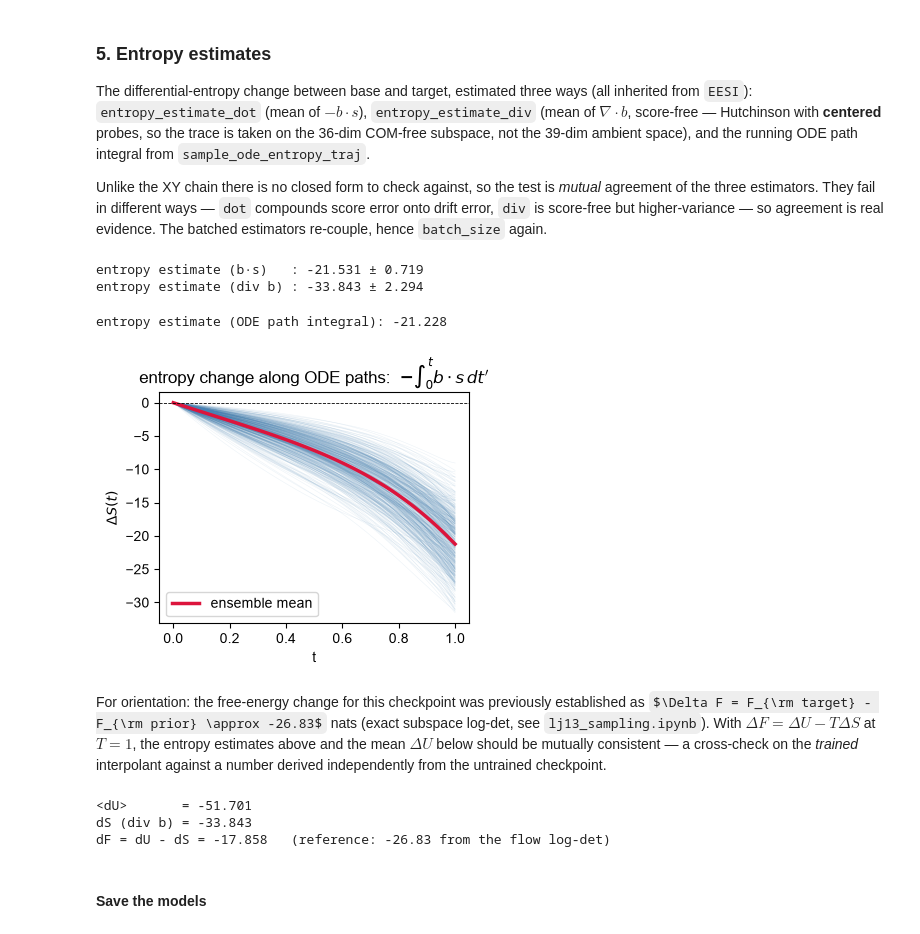
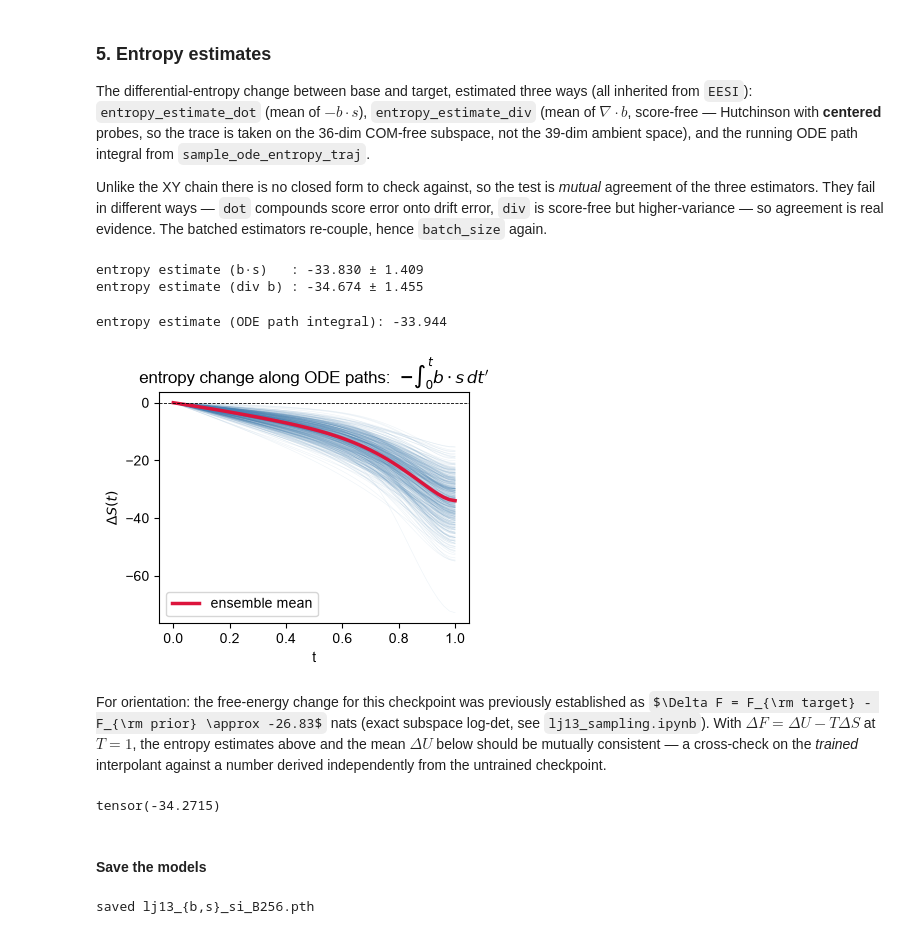
Before and after one commit to Rauscher-Group/eesi, a Jupyter notebook: experiments/LJ13_eqOT.ipynb, the cells around one changed output. Drawn from its saved outputs; the diff is of its cells as text; code cells hidden in the pictures; some formulas as TeX source.

```diff
--- a/experiments/LJ13_eqOT.ipynb
+++ b/experiments/LJ13_eqOT.ipynb
@@ -153,8 +149,8 @@ there. `net_s` starts from scratch.
 # %%
 model = make_si_model(
     n_particles=13, n_dims=3,
-    path="linear", gamma="sqrt", gamma_scale=0.25,
-    score_div_method="exact",
+    path="linear", gamma="sin2", gamma_scale=0.1,
+    score_div_method="exact",learn_score=False
 ).to(device=device, dtype=torch.float64)
 
 print("net_b params:", sum(p.numel() for p in model.net_b.parameters()))
@@ -162,8 +158,11 @@ print("net_s params:", sum(p.numel() for p in model.net_s.parameters()))
 
 # Warm-start the drift from the released OSF equivariant-OT flow-matching checkpoint.
 ckpt = LJ13Dynamics.from_checkpoint().to(device=device, dtype=torch.float64)
-model.net_b.load_state_dict(ckpt.state_dict())
-print("loaded checkpoint into net_b")
+
+# warm-start the
+#model.net_b.load_state_dict(fm_only)
+model.net_b.load_state_dict(torch.load("lj13_b_si_B256.pth"))
+model.net_s.load_state_dict(torch.load("lj13_s_si_B256.pth"))
 # %% [output]
 net_b params: 22468
 net_s params: 22468
@@ -198,9 +197,19 @@ flip either off for the ablation arms.
 # %%
 model, hist = train_si(
     x1_all, model=model,
-    steps=2_000, batch=batch_size, lr=1e-4,
+    steps=5_000, batch=batch_size, lr=1e-3,
     align=True, batch_ot=True,     # full equivariant-OT coupling
-    device=str(device), seed=0, log_every=50,
+    device=str(device), log_every=100,
 )
+
+
+model, hist2 = train_si(
+    x1_all, model=model,
+    steps=5_000, batch=batch_size, lr=1e-4,
+    align=True, batch_ot=True,     # full equivariant-OT coupling
+    device=str(device), log_every=100,
+)
+
+hist += hist2
 hist_b, hist_s = map(np.asarray, zip(*hist))
 # %% [output]
@@ -295,9 +305,9 @@ agreement of the three estimators. They fail in different ways — `dot` compoun
 onto drift error, `div` is score-free but higher-variance — so agreement is real evidence.
 The batched estimators re-couple, hence `batch_size` again.
 # %%
-model.score_div_method = "exact"
-torch.manual_seed(2)
-n_batches = 50
+
+torch.seed()
+n_batches = 100
 means_dot, means_div = [], []
 for _ in range(n_batches):
     idx = torch.randint(0, n_data, (batch_size,), device=device)
@@ -305,53 +315,51 @@ for _ in range(n_batches):
     x0 = sample_prior(batch_size, device=device)
     x0, x1 = equivariant_ot_couple(x0, x1)
     means_dot.append(model.entropy_estimate_dot(x1, x0).mean().item())
+    means_dot.append(model.entropy_estimate(x1,x0,method="dot").mean().item())
+
     means_div.append(model.entropy_estimate_div(x1, x0).mean().detach().item())
 
 print(f"entropy estimate (b·s)   : {np.mean(means_dot):+.3f} ± {np.std(means_dot):.3f}")
 print(f"entropy estimate (div b) : {np.mean(means_div):+.3f} ± {np.std(means_div):.3f}")
 # %% [output]
-entropy estimate (b·s)   : -21.531 ± 0.719
-entropy estimate (div b) : -33.843 ± 2.294
+entropy estimate (b·s)   : -33.830 ± 1.409
+entropy estimate (div b) : -34.674 ± 1.455
 # %%
 # Running entropy change along many ODE paths.
-torch.manual_seed(3)
-x0 = sample_prior(1_000, device=device)
-traj, ent_traj, ts = model.sample_ode_entropy_traj(x0, n_steps=100)
+torch.seed()
+x0 = sample_prior(2_000, device=device)
+traj, ent_traj, ts = model.sample_ode_entropy_traj(x0, n_steps=50)
 ts_c, ent_c = ts.cpu().numpy(), ent_traj.cpu().numpy()
 print(f"entropy estimate (ODE path integral): {ent_c[-1].mean():+.3f}")
 
 fig, ax = plt.subplots(figsize=(4, 3))
 ax.plot(ts_c, ent_c[:, :500], c="steelblue", lw=0.4, alpha=0.1)
 ax.plot(ts_c, ent_c.mean(axis=1), c="crimson", lw=2.5, label="ensemble mean")
 ax.axhline(0.0, c="k", lw=0.6, ls="--")
 ax.set_xlabel("t"); ax.set_ylabel(r"$\Delta S(t)$")
 ax.set_title(r"entropy change along ODE paths:  $-\int_0^t b\cdot s\,dt'$")
 ax.legend()
 plt.show()
 # %% [output]
-entropy estimate (ODE path integral): -21.228
+entropy estimate (ODE path integral): -33.944
-[figure, old version]
+[figure, new version]
 # %% [markdown]
 For orientation: the free-energy change for this checkpoint was previously established as
 $\Delta F = F_{\rm target} - F_{\rm prior} \approx -26.83$ nats (exact subspace log-det, see
 `lj13_sampling.ipynb`). With $\Delta F = \Delta U - T\Delta S$ at $T=1$, the entropy estimates
 above and the mean $\Delta U$ below should be mutually consistent — a cross-check on the
 *trained* interpolant against a number derived independently from the untrained checkpoint.
-# %%
-from eesi.datasets.lj13 import delta_energy
-
-dU = delta_energy(gen_ode).mean().item()
-dS = np.mean(means_div)
-print(f"<dU>       = {dU:+.3f}")
-print(f"dS (div b) = {dS:+.3f}")
-print(f"dF = dU - dS = {dU - dS:+.3f}   (reference: -26.83 from the flow log-det)")
-# %% [output]
-<dU>       = -51.701
-dS (div b) = -33.843
-dF = dU - dS = -17.858   (reference: -26.83 from the flow log-det)
+# %%
+x0 = sample_prior(2_000,device=device)
+gen_ode, ent, ent_traj = integrate_with_logdet(model.net_b, x0, n_steps=50)
+print(ent.mean().cpu())
+# %% [output]
+tensor(-34.2715)
 # %% [markdown]
 #### Save the models
 # %%
 torch.save(model.net_b.state_dict(), "lj13_b_si_B256.pth")
 torch.save(model.net_s.state_dict(), "lj13_s_si_B256.pth")
 print("saved lj13_{b,s}_si_B256.pth")
+# %% [output]
+saved lj13_{b,s}_si_B256.pth
```
Also changed, not shown: parts of 9 cells of this notebook, 6 other files.
